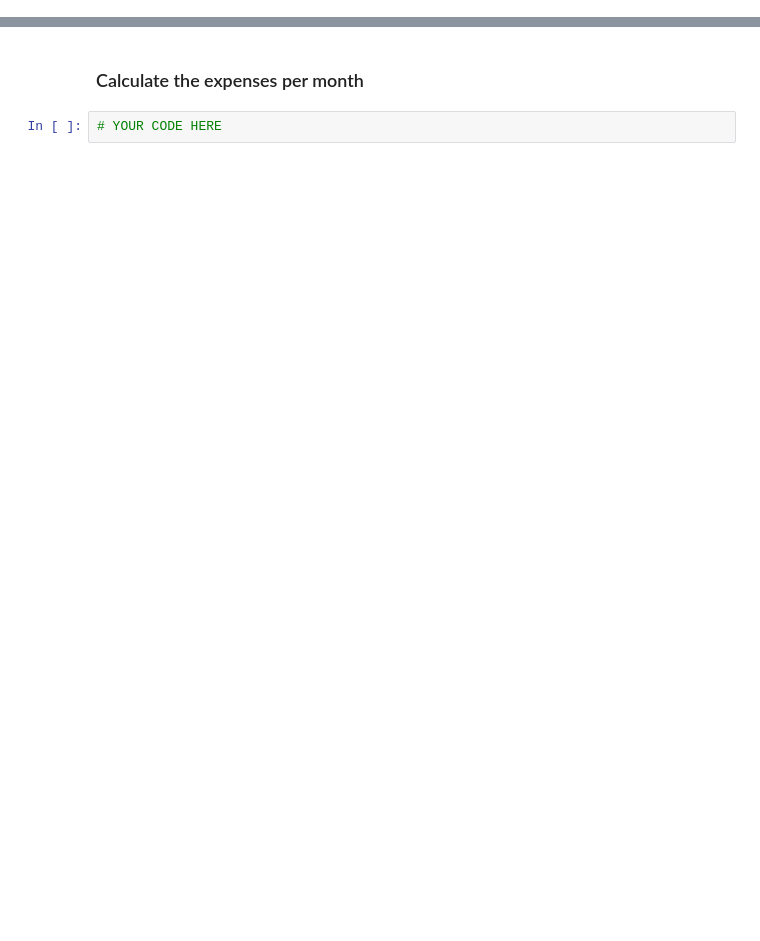
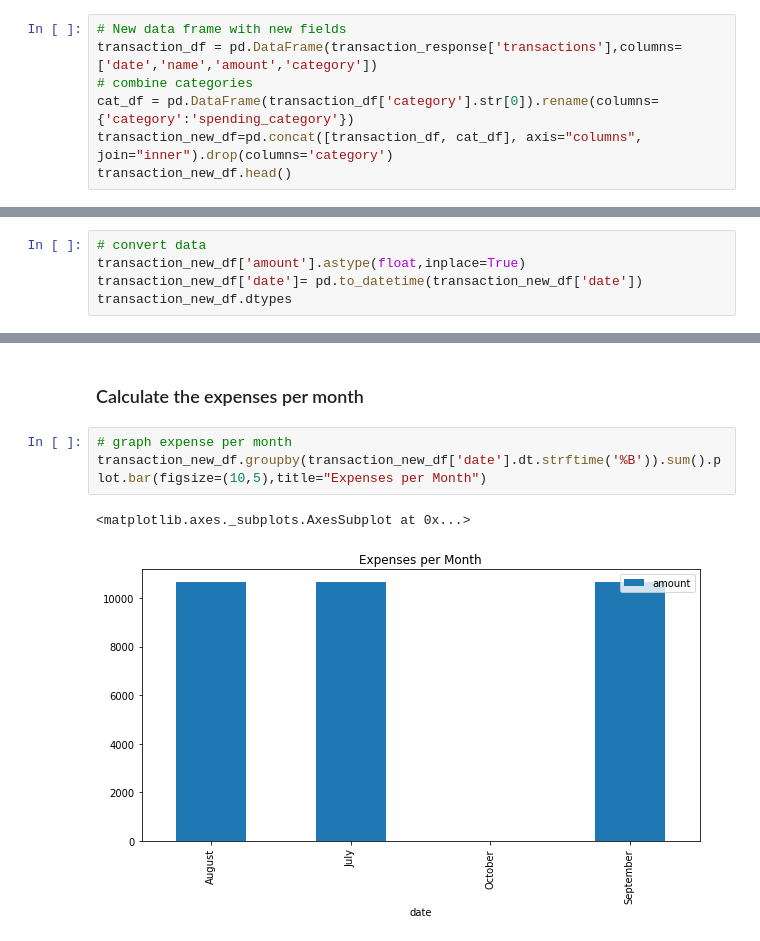
Before and after one commit to gesmith0606/APIs, a Jupyter notebook: account_summary.ipynb, the cells around one changed output, grey strips where cells are left out. Saved outputs shown, nothing was run; the diff lists cells and outputs as text; blank space fills up the shorter version.

```diff
--- a/account_summary.ipynb
+++ b/account_summary.ipynb
@@ -148,0 +144,7 @@ NameError: name 'amount' is not defined
+# %%
+# New data frame with new fields
+transaction_df = pd.DataFrame(transaction_response['transactions'],columns=['date','name','amount','category'])
+# combine categories
+cat_df = pd.DataFrame(transaction_df['category'].str[0]).rename(columns={'category':'spending_category'})
+transaction_new_df=pd.concat([transaction_df, cat_df], axis="columns", join="inner").drop(columns='category')
+transaction_new_df.head()
@@ -155,0 +162,5 @@ end_date = '{:%Y-%m-%d}'.format(datetime.datetime.now())
+# %%
+# convert data
+transaction_new_df['amount'].astype(float,inplace=True)
+transaction_new_df['date']= pd.to_datetime(transaction_new_df['date'])
+transaction_new_df.dtypes
@@ -206,4 +232,8 @@ In this section, you will use the transactions DataFrame to analyze the customer
 # %% [markdown]
 ### Calculate the expenses per month
-# %%
-# YOUR CODE HERE
+# %%
+# graph expense per month
+transaction_new_df.groupby(transaction_new_df['date'].dt.strftime('%B')).sum().plot.bar(figsize=(10,5),title="Expenses per Month")
+# %% [output]
+<matplotlib.axes._subplots.AxesSubplot at 0x...>
+[figure, added]
```
Also changed, not shown: parts of 10 cells of this notebook, 1 other file.
